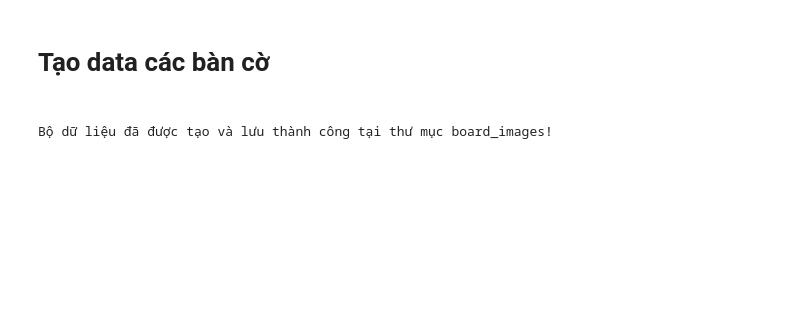
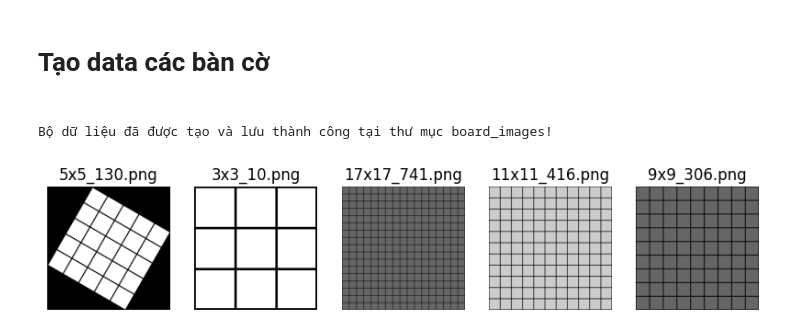
Before and after one commit to Duck095/XO, a Jupyter notebook: data.ipynb, the cells around one changed output. Drawn from its saved outputs; the diff is of its cells as text; code cells hidden in the pictures; blank space fills up the shorter version.

```diff
--- a/data.ipynb
+++ b/data.ipynb
@@ -459,3 +771,34 @@ def create_and_save_dataset():
 create_and_save_dataset()
 # %% [output]
 Bộ dữ liệu đã được tạo và lưu thành công tại thư mục board_images!
+# %%
+import os
+import cv2
+import random
+import matplotlib.pyplot as plt
+
+def display_images_from_folder(folder_path):
+    image_files = [f for f in os.listdir(folder_path) if f.endswith('.png')]
+
+    # Chọn ngẫu nhiên 5 ảnh từ thư mục
+    selected_images = random.sample(image_files, 5)
+
+    plt.figure(figsize=(10, 10))
+
+    for i, image_file in enumerate(selected_images):
+        img_path = os.path.join(folder_path, image_file)
+        img = cv2.imread(img_path)
+        img = cv2.cvtColor(img, cv2.COLOR_BGR2RGB)  # Chuyển đổi từ BGR sang RGB
+
+        plt.subplot(1, 5, i + 1)
+        plt.imshow(img)
+        plt.axis('off')
+        plt.title(image_file)
+
+    plt.show()
+
+# Thực hiện hiển thị ảnh
+folder_name = "board_images"  # Đảm bảo rằng thư mục chứa ảnh đã tồn tại
+display_images_from_folder(folder_name)
+# %% [output]
+[figure, added]
```
Also changed, not shown: parts of 13 cells of this notebook, 2 other files.
